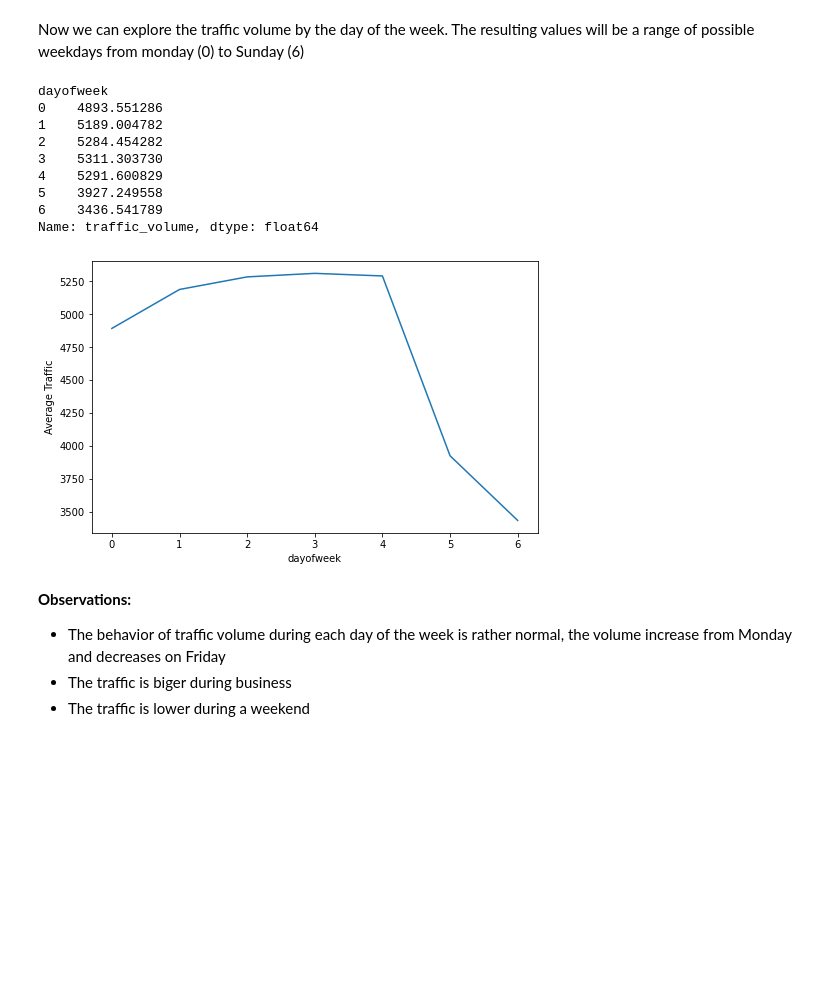
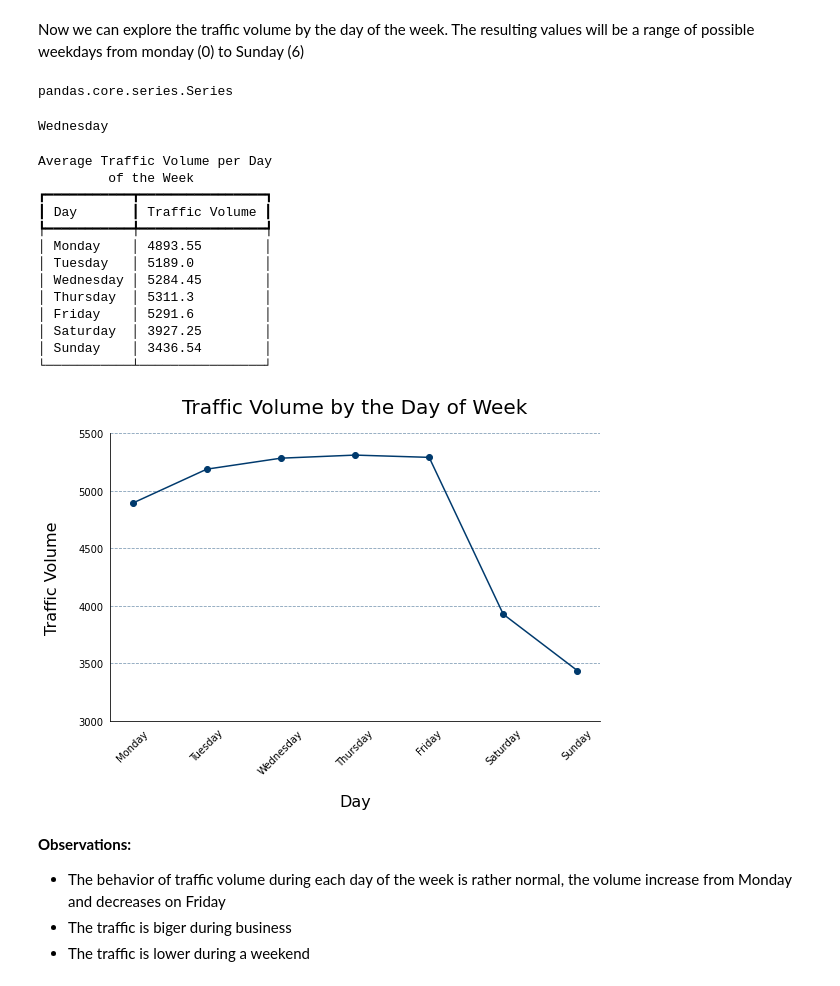
Before and after one commit to grzesiek154/PythonDataScience, a Jupyter notebook: Dataquest/Projects/MetroTraffic/MetroTrafficAnalysis.ipynb, the cells around one changed output. Drawn from its saved outputs; the diff is of its cells as text; code cells hidden in the pictures; blank space fills up the shorter version.

```diff
--- a/Dataquest/Projects/MetroTraffic/MetroTrafficAnalysis.ipynb
+++ b/Dataquest/Projects/MetroTraffic/MetroTrafficAnalysis.ipynb
@@ -318,27 +352,39 @@ plt.show()
 ### Analyze traffic volume by day of the week
 # %% [markdown]
 Now we can explore the traffic volume by the day of the week. The resulting values will be a range of possible weekdays from monday (0) to Sunday (6)
+# %%
+type(day['date_time'].dt.dayofweek)
+# %% [output]
+pandas.core.series.Series
+# %%
+print(calendar.day_name[2])
+# %% [output]
+Wednesday
 # %%
 day['dayofweek'] = day['date_time'].dt.dayofweek
 by_dayofweek = day.groupby('dayofweek').mean()
 by_dayofweek['traffic_volume']  # 0 is Monday, 6 is Sunday
+by_dayofweek['traffic_volume'].rename(index = lambda x: calendar.day_name[x], inplace=True)
+print_in_table(by_dayofweek['traffic_volume'], "Average Traffic Volume per Day of the Week", ["Day", "Traffic Volume"])
 # %% [output]
-dayofweek
-0    4893.551286
-1    5189.004782
-2    5284.454282
-3    5311.303730
-4    5291.600829
-5    3927.249558
-6    3436.541789
-Name: traffic_volume, dtype: float64
+Average Traffic Volume per Day
+         of the Week
+┏━━━━━━━━━━━┳━━━━━━━━━━━━━━━━┓
+┃ Day       ┃ Traffic Volume ┃
+┡━━━━━━━━━━━╇━━━━━━━━━━━━━━━━┩
+│ Monday    │ 4893.55        │
+│ Tuesday   │ 5189.0         │
+│ Wednesday │ 5284.45        │
+│ Thursday  │ 5311.3         │
+│ Friday    │ 5291.6         │
+│ Saturday  │ 3927.25        │
+│ Sunday    │ 3436.54        │
+└───────────┴────────────────┘
-# %%
-by_dayofweek['traffic_volume'].plot(figsize=(8,5))
-plt.xticks(range(0,7,1))
-plt.ylabel('Average Traffic')
-plt.show()
-# %% [output]
-[figure, removed]
+# %%
+by_day_of_week_ax = plt.subplots(figsize = (8,6), tight_layout=True)[1]
+create_line_chart(by_dayofweek['traffic_volume'], "Traffic Volume by the Day of Week", "Day",by_day_of_week_ax , (3000, 5500))
+# %% [output]
+[figure, added]
 # %% [markdown]
 **Observations:**
 * The behavior of traffic volume during each day of the week is rather normal, the volume increase from Monday and decreases on Friday
```
Also changed, not shown: parts of 28 cells of this notebook, 38 other files.
